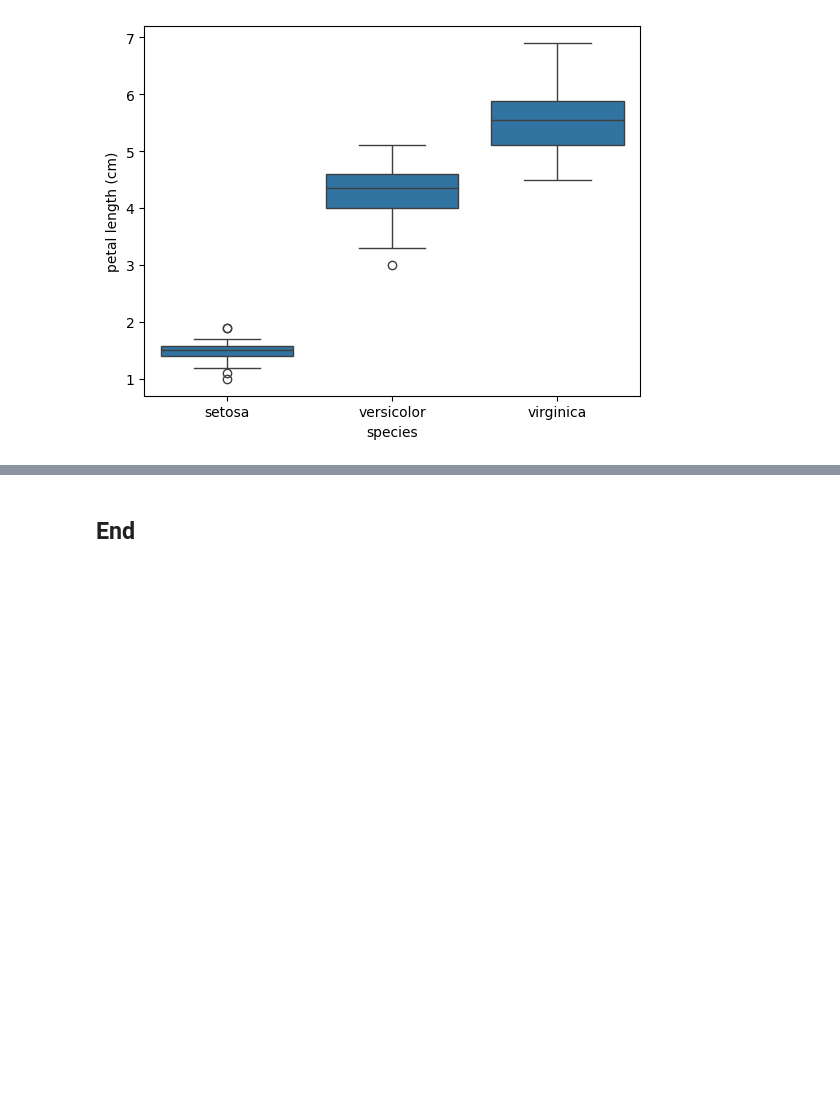
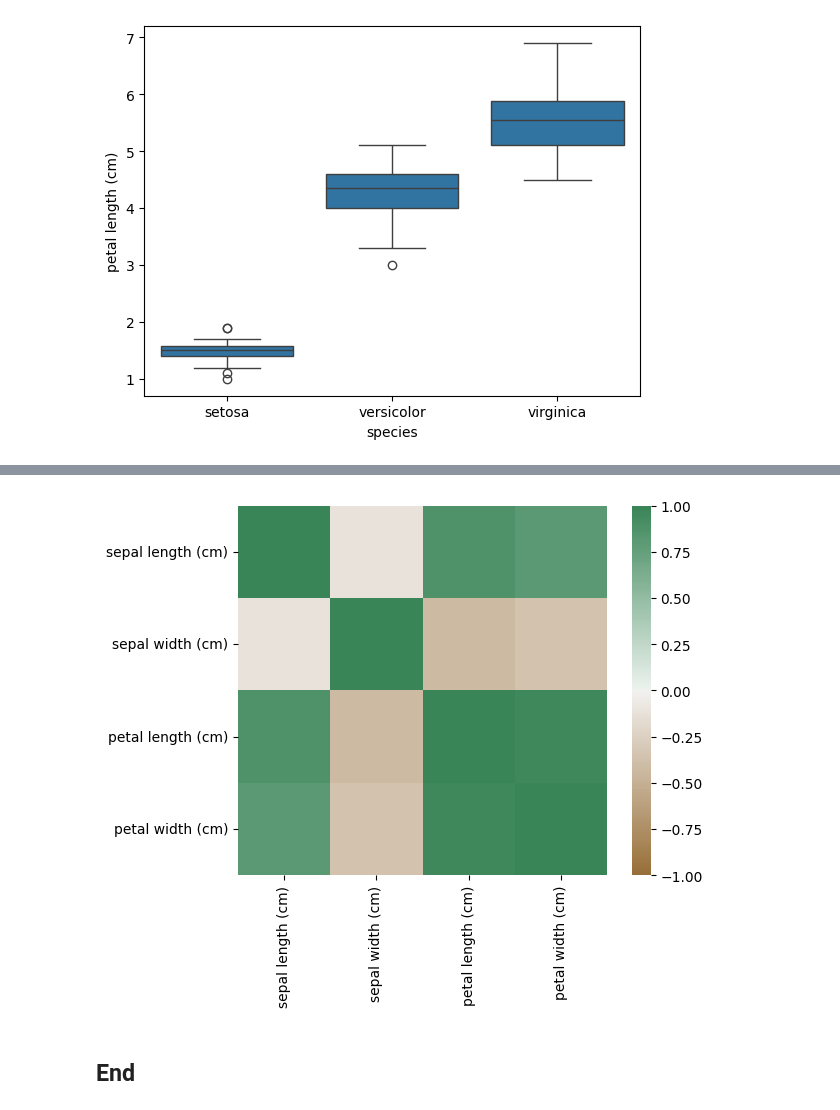
Before and after one commit to danielfinnerty/principles_of_data_analytics, a Jupyter notebook: tasks.ipynb, the cells around one changed output, grey strips where cells are left out. Drawn from its saved outputs; the diff is of its cells as text; code cells hidden in the pictures; blank space fills up the shorter version.

```diff
--- a/tasks.ipynb
+++ b/tasks.ipynb
@@ -285,0 +290,6 @@ plt.show;
+# %%
+# Specify columns from dataframe and determing correlation coefficients
+correl = df.iloc[: , 0:4].corr() # https://stackoverflow.com/questions/74538936/how-to-use-pandas-dataframe-corr-with-only-a-specific-number-of-columns
+
+# Print coefficients
+print(correl)
@@ -286,2 +308,9 @@ plt.show;
+# %%
+# https://www.w3schools.com/datascience/showpython.asp?filename=demo_stat_corr_matrix
+axis_corr = sns.heatmap(correl, vmin=-1, vmax=1, center=0, cmap=sns.diverging_palette(50, 500, n=500), square=True)
+
+plt.show()
+# %% [output]
+[figure, added]
 # %% [markdown]
 ## End
```
Also changed, not shown: parts of 3 cells of this notebook, 1 other file.
